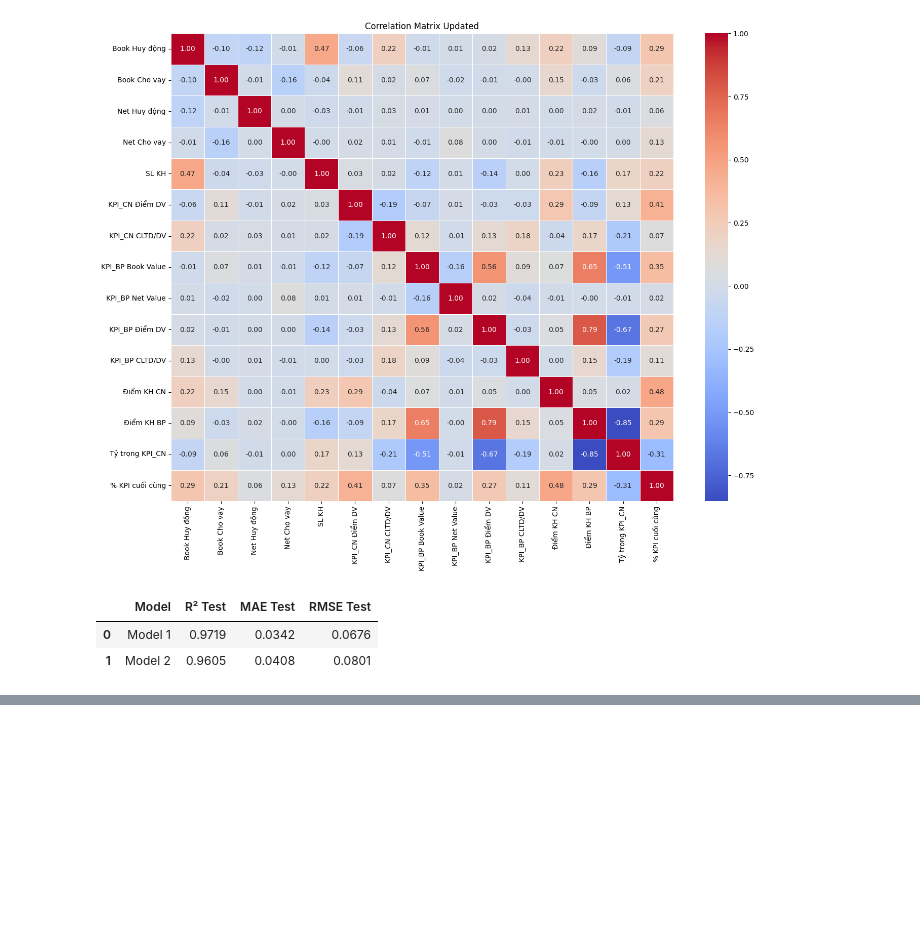
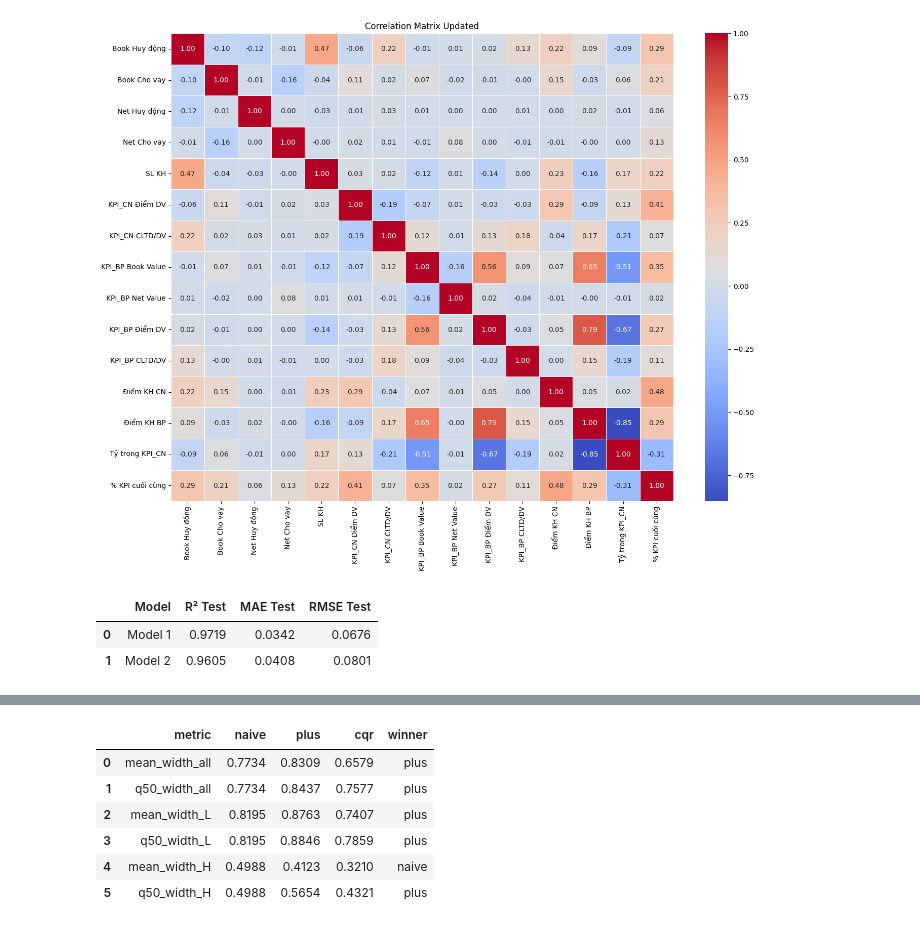
Before and after one commit to Tabaoan/FoxAI-Banking-MLs, a Jupyter notebook: Conformal/TESTING MAPIE REG/KPI_Test 5.5 Split vs Acceptale.ipynb, the cells around one changed output, grey strips where cells are left out. Saved outputs shown, nothing was run; the diff lists cells and outputs as text; code cells hidden in the pictures; blank space fills up the shorter version.

```diff
--- a/Conformal/TESTING MAPIE REG/KPI_Test 5.5 Split vs Acceptale.ipynb
+++ b/Conformal/TESTING MAPIE REG/KPI_Test 5.5 Split vs Acceptale.ipynb
@@ -905,0 +554,72 @@ plt.show()
+# %%
+# ------------------ CONFIG ------------------
+width_max_acceptable = 0.1          # ngưỡng cho mọi metric
+df_dict = {
+    "naive": df_naive_split,
+    "plus":  df_plus_split,
+    "cqr":   df_cqr_split
+}
+
+# 6 metric width sẽ kiểm tra
+width_metrics = [
+    "mean_width_all", "q50_width_all",
+    "mean_width_L",   "q50_width_L",
+    "mean_width_H",   "q50_width_H"
+]
+
+# mapping width‑metric  → cột coverage tương ứng
+cov_map = {
+    "mean_width_all": "coverage_all",  "q50_width_all": "coverage_all",
+    "mean_width_L":   "coverage_L",    "q50_width_L":   "coverage_L",
+    "mean_width_H":   "coverage_H",    "q50_width_H":   "coverage_H",
+}
+
+# ------------------ BUILD TABLE ------------------
+rows = []
+for metric in width_metrics:
+    row = {"metric": metric}
+    for strat, df in df_dict.items():
+        # tìm hàng có width gần nhất với ngưỡng
+        idx_best = (df[metric] - width_max_acceptable).abs().idxmin()
+        cov_col  = cov_map[metric]
+        row[strat] = df.loc[idx_best, cov_col]
+    # xác định winner (coverage max)
+    max_strat = max(("naive","plus","cqr"), key=lambda s: row[s])
+    row["winner"] = max_strat
+    rows.append(row)
+
+df_winner = pd.DataFrame(rows, columns=["metric","naive","plus","cqr","winner"])
+
+# Chỉ định format cho 3 cột số
+style_cols = ["naive", "plus", "cqr"]
+
+def style_coverage_winner(df: pd.DataFrame) -> pd.io.formats.style.Styler:
+    """
+    In đậm (bold) ô coverage cao nhất trên mỗi dòng.
+    """
+    num_cols = ["naive", "plus", "cqr"]          # 3 cột coverage so sánh
+    fmt_dict = {c: "{:.4f}" for c in num_cols}
+
+    def bold_winner(row):
+        styles = [''] * len(row)
+        if row["winner"] in num_cols:
+            idx = df.columns.get_loc(row["winner"])
+            styles[idx] = "font-weight: bold"
+        return styles
+
+    return (
+        df.style
+          .apply(bold_winner, axis=1)
+          .format(fmt_dict)
+          .set_properties(**{"text-align": "center"})
+    )
+
+display(style_coverage_winner(df_winner))
+# %% [output]
+|  | metric | naive | plus | cqr | winner |
+| 0 | mean_width_all | 0.7734 | 0.8309 | 0.6579 | plus |
+| 1 | q50_width_all | 0.7734 | 0.8437 | 0.7577 | plus |
+| 2 | mean_width_L | 0.8195 | 0.8763 | 0.7407 | plus |
+| 3 | q50_width_L | 0.8195 | 0.8846 | 0.7859 | plus |
+| 4 | mean_width_H | 0.4988 | 0.4123 | 0.3210 | naive |
+| 5 | q50_width_H | 0.4988 | 0.5654 | 0.4321 | plus |
```
Also changed, not shown: parts of 38 cells of this notebook.
